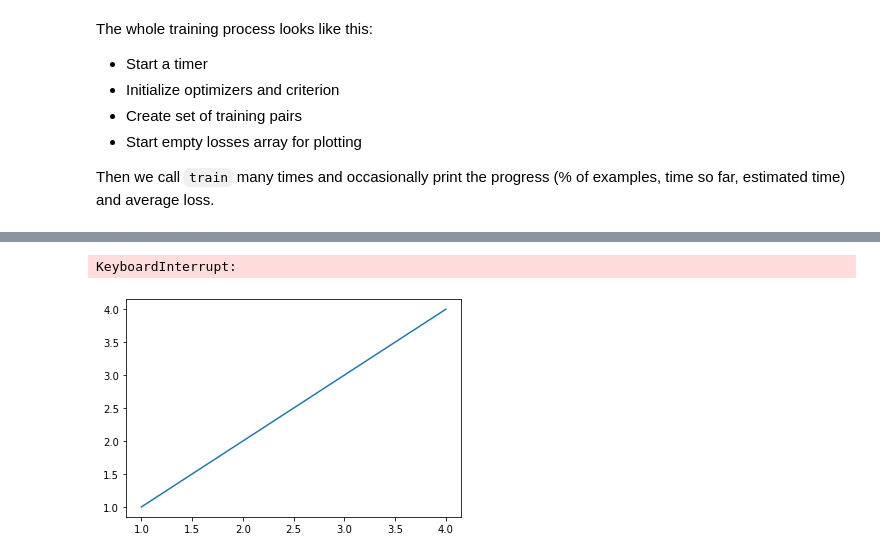
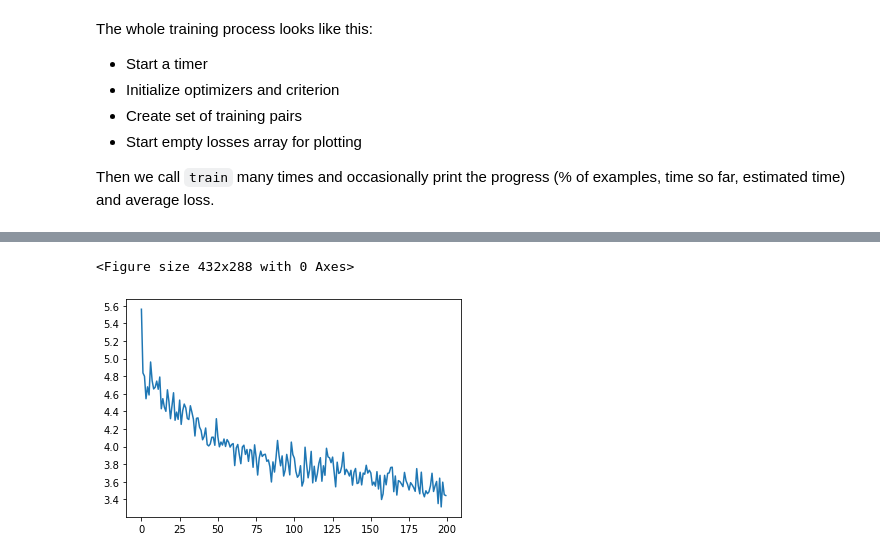
Before and after one commit to ChenZhenY/NeuralTranslation, a Jupyter notebook: pytorch_NLP.ipynb, the cells around one changed output, grey strips where cells are left out. Saved outputs shown, nothing was run; the diff lists cells and outputs as text; code cells hidden in the pictures.

```diff
--- a/pytorch_NLP.ipynb
+++ b/pytorch_NLP.ipynb
@@ -29,6 +29,7 @@ file format:
 SOS_token = 0
 EOS_token = 1
 MAX_LENGTH = 30
+EPOCH = 10
 TRAINING_SIZE = -1
 
 # build the dictionary
@@ -274,6 +275,7 @@ def trainIters(encoder, decoder, n_iters, print_every=1000, plot_every=100, lear
             print_loss_total = 0
             print('%s (%d %d%%) %.4f' % (timeSince(start, iter / n_iters), \
                 iter, iter / n_iters *100, print_loss_avg))
+            showPlot(plot_losses)
         if iter % plot_every == 0:
             plot_loss_avg = plot_loss_total / plot_every
             plot_losses.append(plot_loss_avg)
@@ -316,6 +319,6 @@ hidden_size = 256
 encoder1 = EncoderRNN(input_lang.n_words, hidden_size).to(device)
 attn_decoder1 = AttnDecoder(hidden_size, output_lang.n_words, dropout_p=0.1).to(device)
 
-ITERS = 20000
-trainIters(encoder1, attn_decoder1, ITERS, print_every=100)
+trian_set_size = len(train_set)
+trainIters(encoder1, attn_decoder1, EPOCH*trian_set_size, print_every=1000)
 # %% [output]
@@ -335,11 +342,2 @@ missing loss: 8.927569707234701
-KeyboardInterrupt:
+<Figure size 432x288 with 0 Axes>
+[figure, added]
-# %%
-import matplotlib.pyplot as plt
-ten = torch.rand(2,3)
-tenx = ten.view(1,1,-1)
-x = [1,2,3,4]
-y = [1,2,3,4]
-plt.plot(x,y)
-plt.show()
-# %% [output]
-[figure, removed]
```
Also changed, not shown: parts of 5 cells of this notebook, 6 other files.
